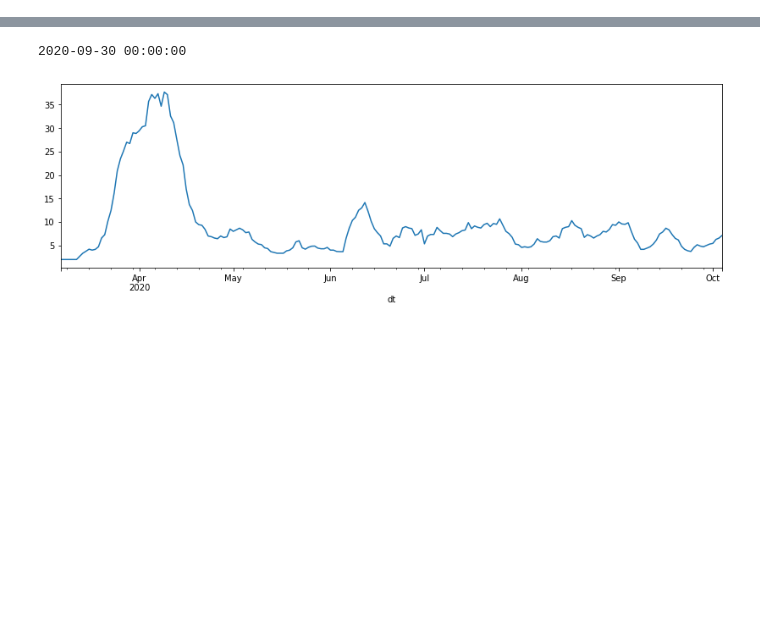
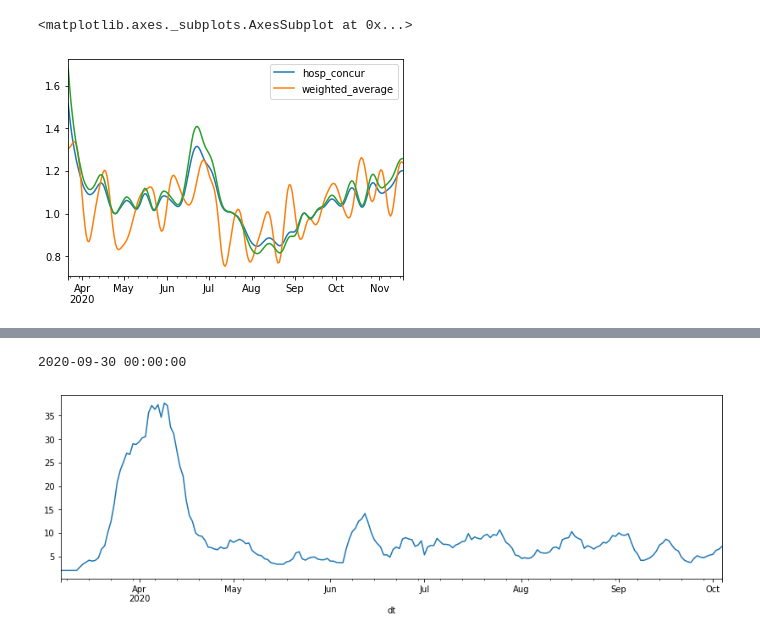
Before and after one commit to donnellymjd/coronita, a Jupyter notebook: ReproductionRateModelDev.ipynb, the cells around one changed output, grey strips where cells are left out. Drawn from its saved outputs; the diff is of its cells as text; code cells hidden in the pictures; blank space fills up the shorter version.

```diff
--- a/ReproductionRateModelDev.ipynb
+++ b/ReproductionRateModelDev.ipynb
@@ -90,0 +95,6 @@ pd.read_csv('https://healthdata.gov/sites/default/files/estimated_inpatient_all_
+# %%
+list_of_files = glob.glob('./output/allstate_model_dicts_*.pkl') # * means all if need specific format then *.csv
+latest_file = max(list_of_files, key=os.path.getctime)
+print(latest_file)
+with open(latest_file, 'rb') as handle:
+    allstate_model_dicts = pickle.load(handle)
@@ -90,0 +116,11 @@ pd.read_csv('https://healthdata.gov/sites/default/files/estimated_inpatient_all_
+# %%
+# for state, model_dict in allstate_model_dicts[:1]:
+state = 'AL'
+model_dict = allstate_model_dicts[state]
+df_rts = model_dict['df_rts']
+df_ratio = df_rts[['hosp_concur','weighted_average']].dropna()
+df_ratio.plot()
+df_ratio.hosp_concur.pow(1.25).plot()
+# %% [output]
+<matplotlib.axes._subplots.AxesSubplot at 0x...>
+[figure, added]
```
Also changed, not shown: parts of 15 cells of this notebook, 7 other files.
